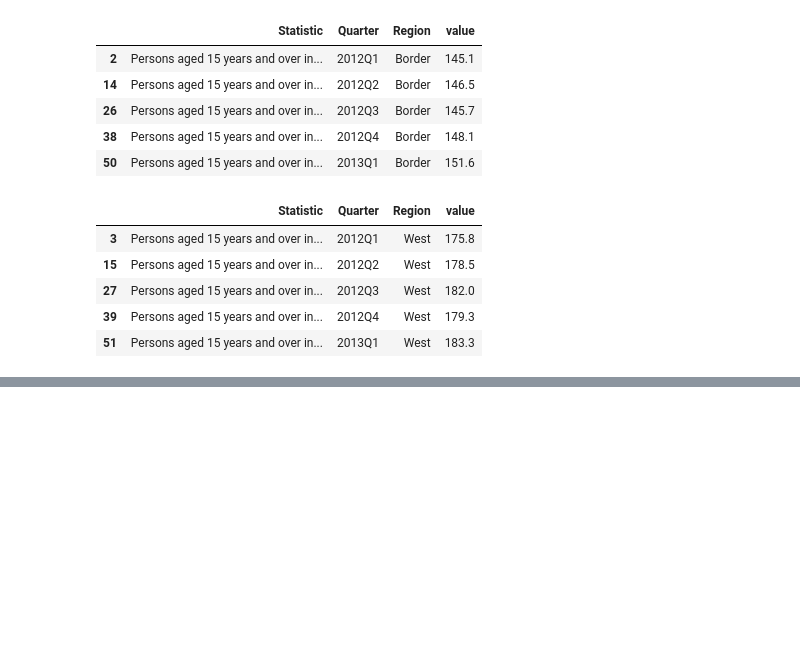
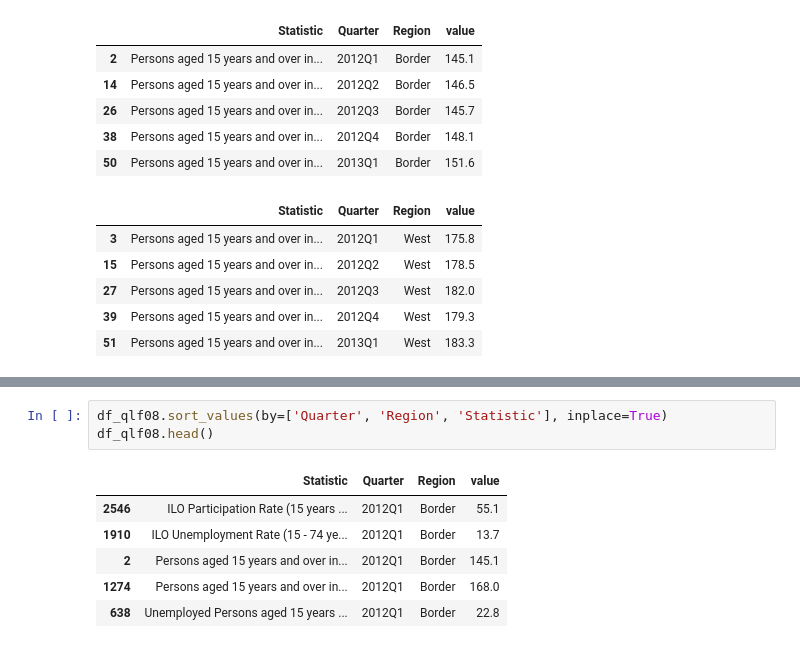
Before and after one commit to no1numa/ireland-workforce-analysis, a Jupyter notebook: notebooks/02_data_cleaning.ipynb, the cells around one changed output, grey strips where cells are left out. Drawn from its saved outputs; the diff is of its cells as text; blank space fills up the shorter version.

```diff
--- a/notebooks/02_data_cleaning.ipynb
+++ b/notebooks/02_data_cleaning.ipynb
@@ -490,0 +518,10 @@ display(df_qlf08.loc[(df_qlf08['Region'] == 'West') & (df_qlf08['Statistic'] ==
+# %%
+df_qlf08.sort_values(by=['Quarter', 'Region', 'Statistic'], inplace=True)
+df_qlf08.head()
+# %% [output]
+|  | Statistic | Quarter | Region | value |
+| 2546 | ILO Participation Rate (15 years ... | 2012Q1 | Border | 55.1 |
+| 1910 | ILO Unemployment Rate (15 - 74 ye... | 2012Q1 | Border | 13.7 |
+| 2 | Persons aged 15 years and over in... | 2012Q1 | Border | 145.1 |
+| 1274 | Persons aged 15 years and over in... | 2012Q1 | Border | 168.0 |
+| 638 | Unemployed Persons aged 15 years ... | 2012Q1 | Border | 22.8 |
```
Also changed, not shown: parts of 4 cells of this notebook.
